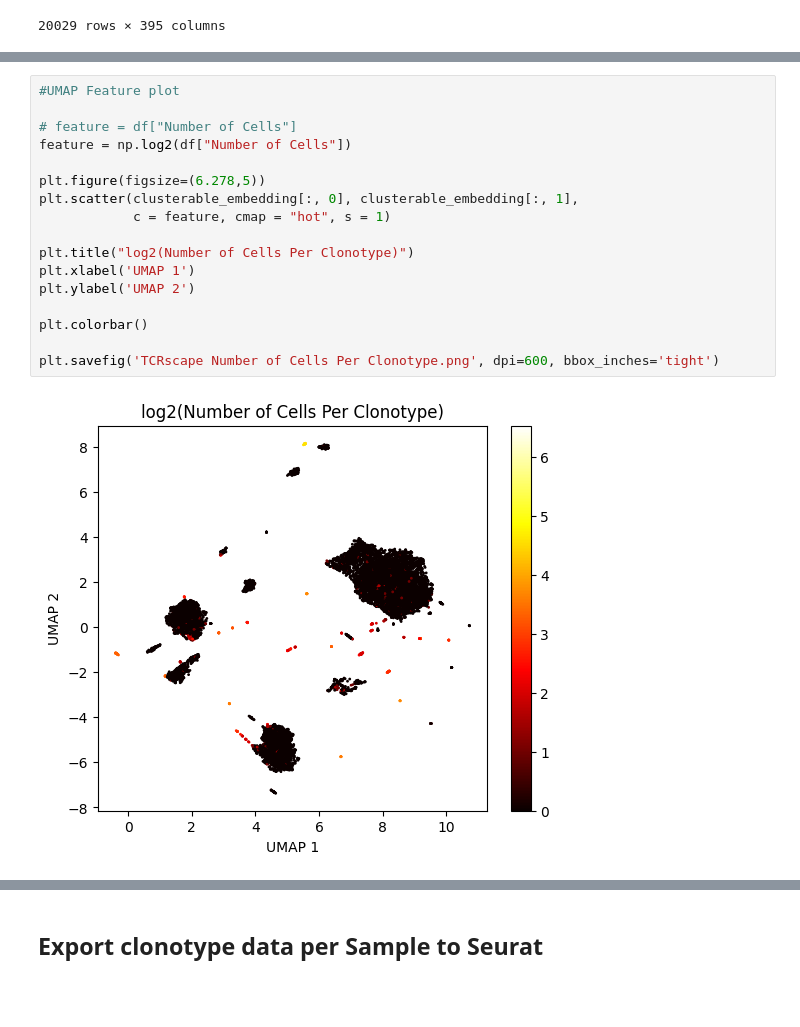
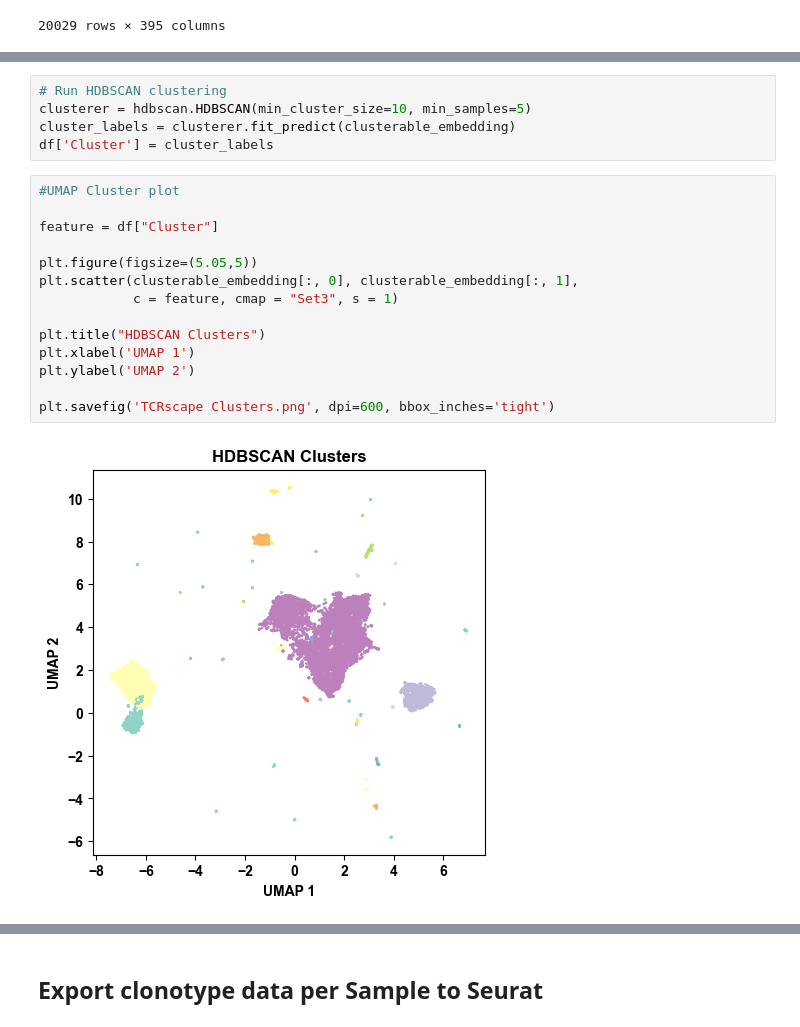
Before and after one commit to Perik-Zavodskii/TCRscape, a Jupyter notebook: TCRsacape.ipynb, the cells around one changed output, grey strips where cells are left out. Drawn from its saved outputs; the diff is of its cells as text; blank space fills up the shorter version.

```diff
--- a/TCRsacape.ipynb
+++ b/TCRsacape.ipynb
@@ -451,19 +272,21 @@ plt.savefig('TCRscape TRAV1-2*03.png', dpi=600, bbox_inches='tight')
-# %%
-#UMAP Feature plot
-
-# feature = df["Number of Cells"]
-feature = np.log2(df["Number of Cells"])
-
-plt.figure(figsize=(6.278,5))
-plt.scatter(clusterable_embedding[:, 0], clusterable_embedding[:, 1],
-            c = feature, cmap = "hot", s = 1)
-
-plt.title("log2(Number of Cells Per Clonotype)")
-plt.xlabel('UMAP 1')
-plt.ylabel('UMAP 2')
-
-plt.colorbar()
-
-plt.savefig('TCRscape Number of Cells Per Clonotype.png', dpi=600, bbox_inches='tight')
-# %% [output]
-[figure, removed]
+# %%
+# Run HDBSCAN clustering
+clusterer = hdbscan.HDBSCAN(min_cluster_size=10, min_samples=5)
+cluster_labels = clusterer.fit_predict(clusterable_embedding)
+df['Cluster'] = cluster_labels
+# %%
+#UMAP Cluster plot
+
+feature = df["Cluster"]
+
+plt.figure(figsize=(5.05,5))
+plt.scatter(clusterable_embedding[:, 0], clusterable_embedding[:, 1],
+            c = feature, cmap = "Set3", s = 1)
+
+plt.title("HDBSCAN Clusters")
+plt.xlabel('UMAP 1')
+plt.ylabel('UMAP 2')
+
+plt.savefig('TCRscape Clusters.png', dpi=600, bbox_inches='tight')
+# %% [output]
+[figure, added]
```
Also changed, not shown: parts of 16 cells of this notebook, 1 other file.
